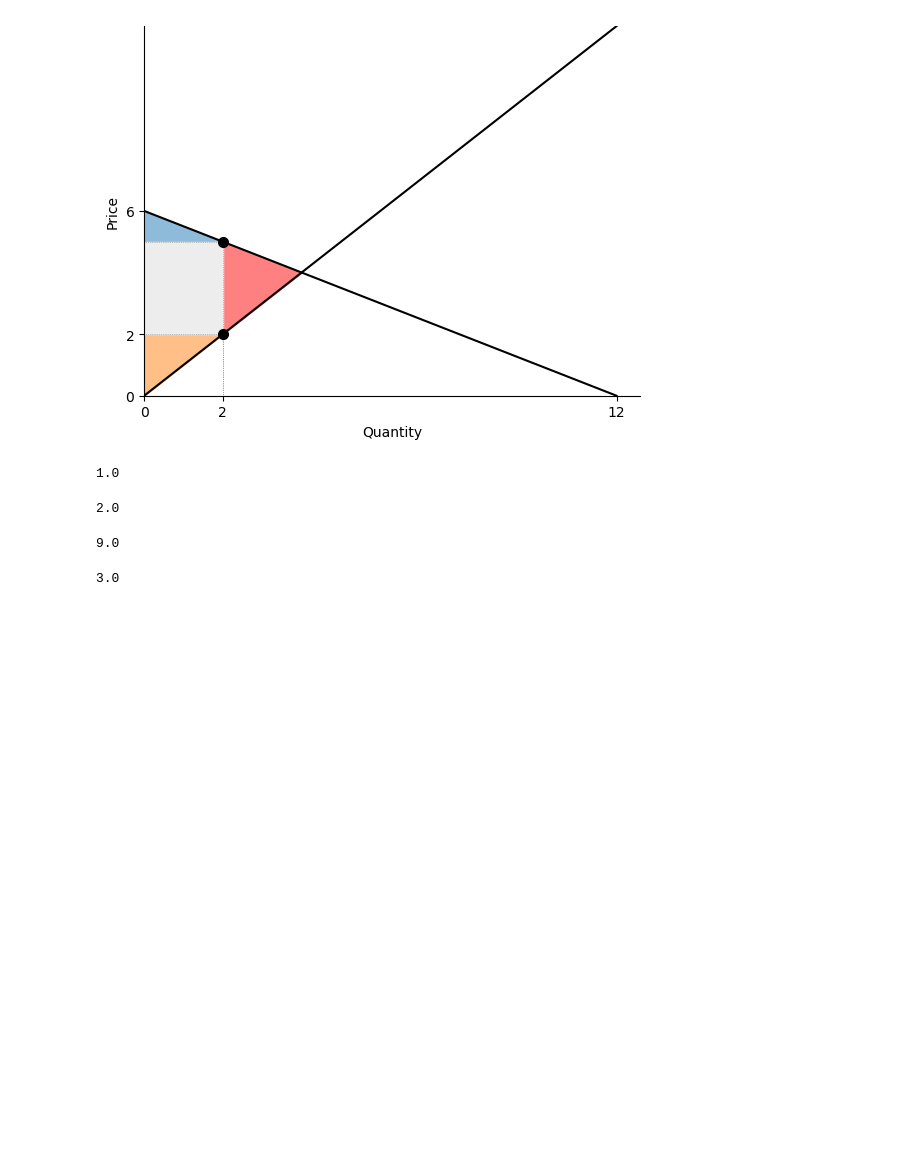
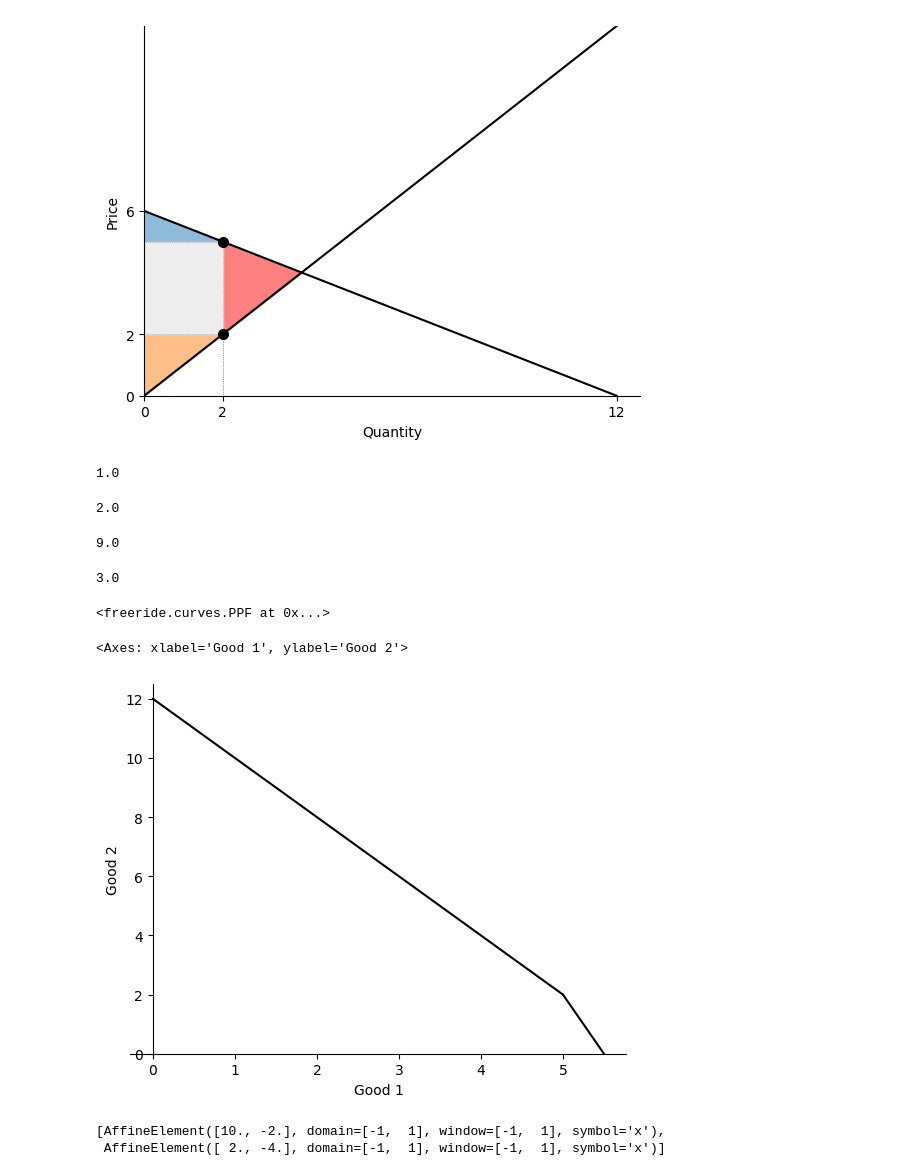
Before and after one commit to alexanderthclark/FreeRide, a Jupyter notebook: notebooks/demo-20240606.ipynb, the cells around one changed output. Cells and saved outputs as stored; diff of their text form; code cells hidden in the pictures; blank space fills up the shorter version.

```diff
--- a/notebooks/demo-20240606.ipynb
+++ b/notebooks/demo-20240606.ipynb
@@ -216,3 +216,19 @@ dwl = total_surplus - e3.total_surplus
 dwl
 # %% [output]
 3.0
+# %%
+p = PPF(intercept = [10,2], slope = [-2,-4])
+# %%
+p
+# %% [output]
+<freeride.curves.PPF at 0x...>
+# %%
+p.plot()
+# %% [output]
+<Axes: xlabel='Good 1', ylabel='Good 2'>
+[figure, added]
+# %%
+p.elements
+# %% [output]
+[AffineElement([10., -2.], domain=[-1,  1], window=[-1,  1], symbol='x'),
+ AffineElement([ 2., -4.], domain=[-1,  1], window=[-1,  1], symbol='x')]
```
Also changed, not shown: parts of 1 cell of this notebook, 14 other files.
